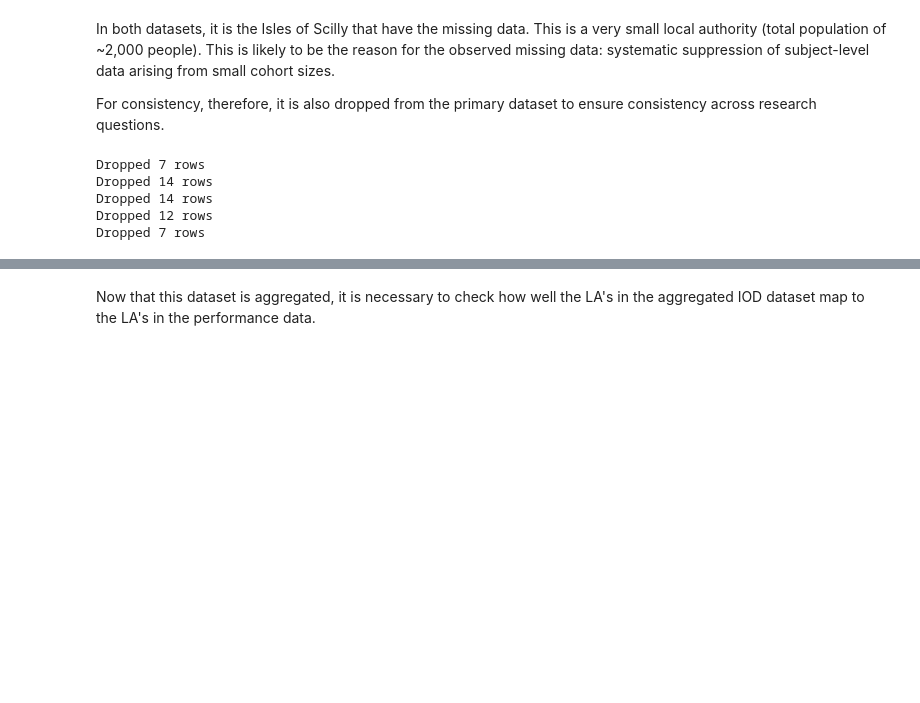
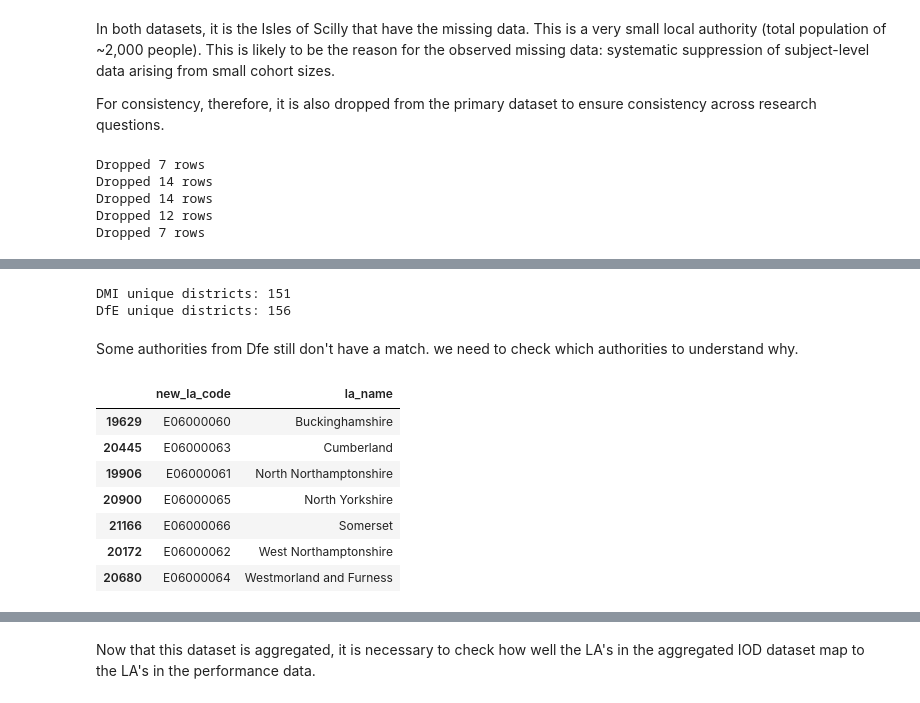
Before and after one commit to AislingLangston/CFG-DS-group-6-2026, a Jupyter notebook: school_performance.ipynb, the cells around one changed output, grey strips where cells are left out. Drawn from its saved outputs; the diff is of its cells as text; code cells hidden in the pictures; blank space fills up the shorter version.

```diff
--- a/school_performance.ipynb
+++ b/school_performance.ipynb
@@ -87,12 +77,10 @@ In this section, we will load our primary datasets:
 2. **DfE Key Stage 4 Pupil Characteristics and Geography:** Provides performance breakdowns by sex, language, and disadvantage status at Local Authority level from 2018/19 up to 2024/25.
 # %%
 # Load IoD dataset
-raw_iod_data = pd.read_csv(IoD_PATH, low_memory=False) # low_memory=False to avoid dtype warnings for large files
-iod_data = raw_iod_data.copy()
+iod_data = pd.read_csv(IoD_PATH, low_memory=False) # low_memory=False to avoid dtype warnings for large files
 
 # Load KS4 Pupil Characteristics and Geography dataset
-raw_performance_data = pd.read_csv(KS4_PATH, low_memory=False) # low_memory=False to avoid dtype warnings for large files
-performance_data = raw_performance_data.copy()
+performance_data = pd.read_csv(KS4_PATH, low_memory=False) # low_memory=False to avoid dtype warnings for large files
 
 print(f"IoD shape: {iod_data.shape}")
 print(f"KS4 shape: {performance_data.shape}")
@@ -1035,0 +853,24 @@ None
+# %%
+print("DMI unique districts:", len(imd_la['UTLA19CD'].drop_duplicates()))
+print("DfE unique districts:", len(df_total['new_la_code'].drop_duplicates()))
+# %% [output]
+DMI unique districts: 151
+DfE unique districts: 156
+# %% [markdown]
+Some authorities from Dfe still don't have a match. we need to check which authorities to understand why.
+# %%
+imd_la_codes = set(imd_la["UTLA19CD"].dropna().astype(str).str.strip())
+
+unmatched_dfe = df_loc[ ~df_loc["new_la_code"].isin(imd_la_codes)
+][[ "new_la_code", "la_name"]].drop_duplicates().sort_values(["la_name"])
+
+unmatched_dfe
+# %% [output]
+|  | new_la_code | la_name |
+| 19629 | E06000060 | Buckinghamshire |
+| 20445 | E06000063 | Cumberland |
+| 19906 | E06000061 | North Northamptonshire |
+| 20900 | E06000065 | North Yorkshire |
+| 21166 | E06000066 | Somerset |
+| 20172 | E06000062 | West Northamptonshire |
+| 20680 | E06000064 | Westmorland and Furness |
```
Also changed, not shown: parts of 86 cells of this notebook.
